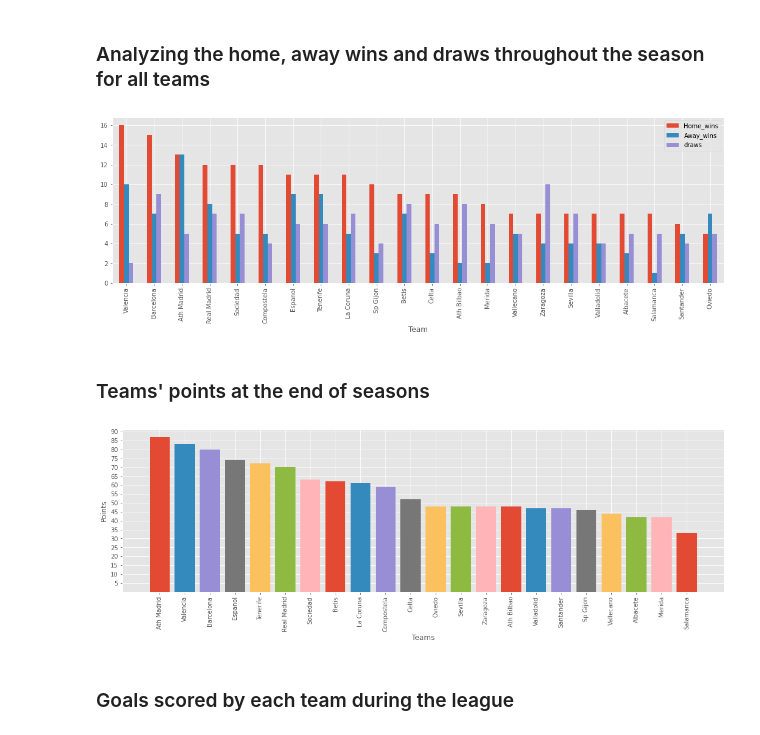
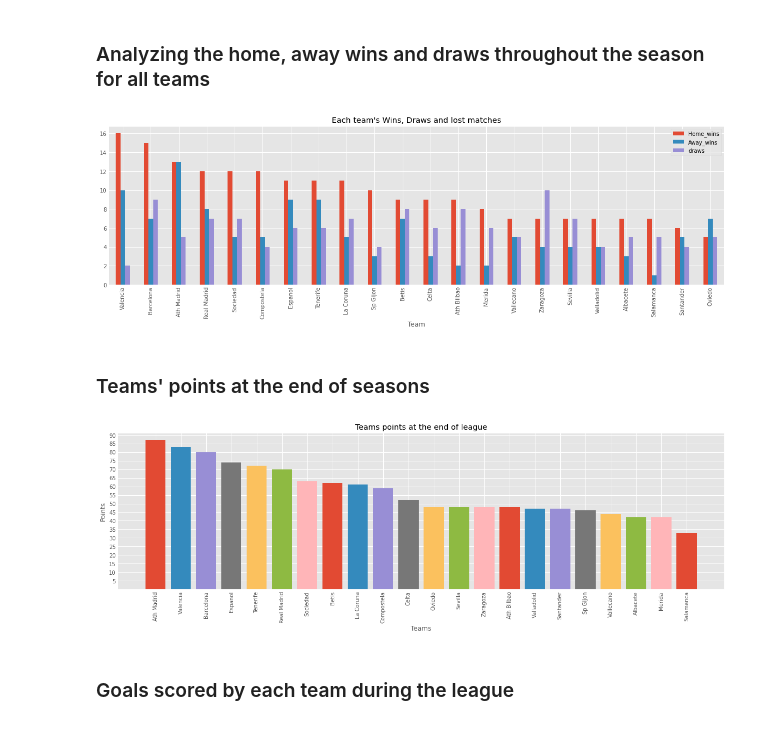
Before and after one commit to Wisal-Mukhtiar/Insights-from-Laliga-Dataset, a Jupyter notebook: laliga.ipynb, the cells around one changed output. Cells and saved outputs as stored; diff of their text form; code cells hidden in the pictures.

```diff
--- a/laliga.ipynb
+++ b/laliga.ipynb
@@ -181,9 +181,10 @@ results_95.sort_values(['Home_wins','Away_wins','draws'], ascending=False, inpla
 # %%
 plt.style.use('ggplot')
 results_95.plot(kind='bar')
+plt.title("Each team's Wins, Draws and lost matches")
 plt.show()
 # %% [output]
-[figure, old version]
+[figure, new version]
 # %% [markdown]
 ### Teams' points at the end of seasons
 # %%
@@ -195,15 +196,16 @@ teams_points.sort_values('Points',ascending=False,inplace=True)
 # %%
 fig, ax = plt.subplots()
 for index,row in teams_points.iterrows():
     ax.bar(row["Team"],row["Points"])
 
 plt.xticks(rotation=90)
 plt.yticks([x+5 for x in range(0,90,5)])
+plt.title("Teams points at the end of league")
 plt.xlabel("Teams")
 plt.ylabel("Points")
 plt.show()
 # %% [output]
-[figure, old version]
+[figure, new version]
 # %% [markdown]
 ### Goals scored  by each team during the league
 # %%
```
Also changed, not shown: parts of 5 cells of this notebook.
